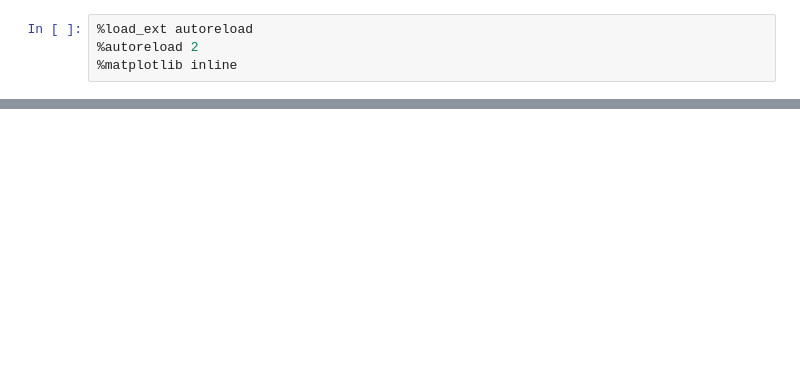
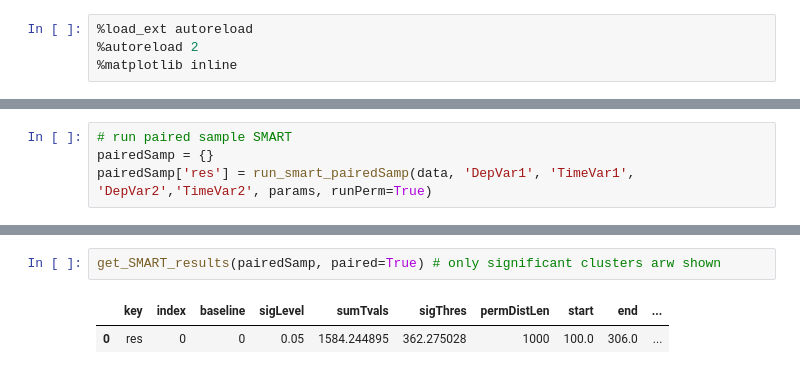
Before and after one commit to HanZhang-psych/SMART, a Jupyter notebook: testSMART.ipynb, the cells around one changed output, grey strips where cells are left out. Saved outputs shown, nothing was run; the diff lists cells and outputs as text; blank space fills up the shorter version.

```diff
--- a/testSMART.ipynb
+++ b/testSMART.ipynb
@@ -169,0 +147,4 @@ print(time.time() - t)
+# %%
+# run paired sample SMART
+pairedSamp = {}
+pairedSamp['res'] = run_smart_pairedSamp(data, 'DepVar1', 'TimeVar1', 'DepVar2','TimeVar2', params, runPerm=True)
@@ -169,0 +160,5 @@ print(time.time() - t)
+# %%
+get_SMART_results(pairedSamp, paired=True) # only significant clusters arw shown
+# %% [output]
+|  | key | index | baseline | sigLevel | sumTvals | sigThres | permDistLen | start | end | ... |
+| 0 | res | 0 | 0 | 0.05 | 1584.244895 | 362.275028 | 1000 | 100.0 | 306.0 | ... |
```
Also changed, not shown: parts of 35 cells of this notebook, 5 other files.
